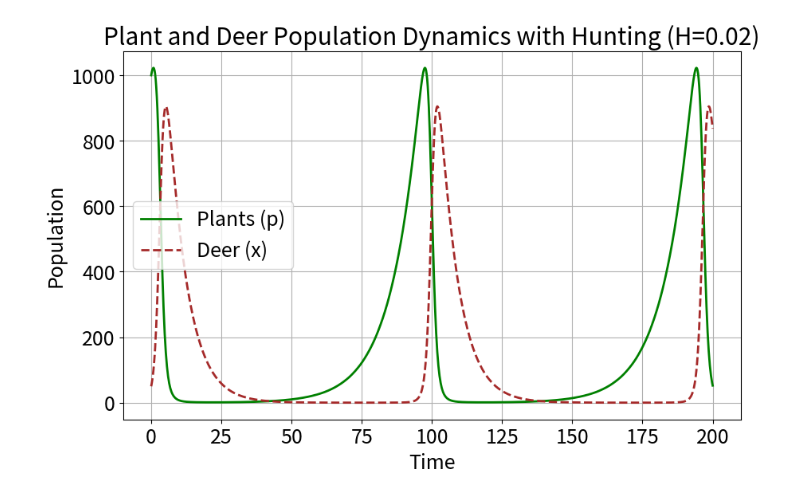
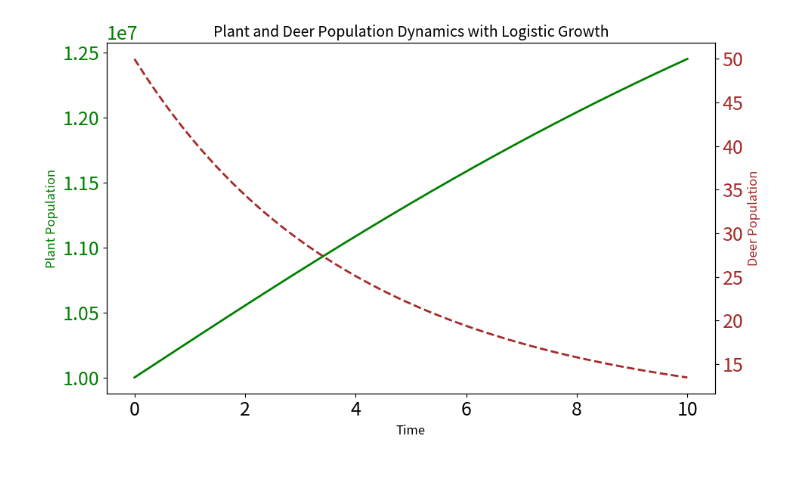
Before and after one commit to junya737/plant-deer-model, a Jupyter notebook: main.ipynb, the cells around one changed output. Drawn from its saved outputs; the diff is of its cells as text; code cells hidden in the pictures.

Commit message:
Change parameters

```diff
--- a/main.ipynb
+++ b/main.ipynb
@@ -5,44 +5,56 @@ import scipy.integrate as spi
 plt.rcParams['font.family'] = 'Noto Sans CJK JP'
 plt.rcParams["font.size"] = 18
 # %%
-# パラメータの設定（狩猟効果 H を追加）
+import numpy as np
+import matplotlib.pyplot as plt
+from scipy.integrate import odeint
+
+# 初期条件
+p0 = 1e7  # 植物の初期個体数
+x0 = 50   # シカの初期個体数
+initial_state = [p0, x0]
+
+# パラメータの設定
+T = 10
 r = 0.1      # 植物の成長率
-K = 1e8     # 植物の収容力
-alpha = 0.001 # シカの摂食率
-beta = 0.001   # シカの成長効率
-gamma = 0.05 # シカの自然死亡率
-H = 0.1     # 狩猟率（ここを変えて効果を調整可能）
+K = p0 * 1.5      # 環境の植物収容力
+alpha = 1095 / p0  # シカの摂食率
+beta = alpha * 0.0005 # シカの成長効率
+gamma = 1/4   # シカの自然死亡率
+H = 0.5       # 狩猟率
 
-# 微分方程式の定義
-def ecosystem_with_hunting(state, t):
+# 微分方程式の定義（ロジスティック項を追加）
+def ecosystem_with_logistic_growth(state, t):
     p, x = state  # p:植物の個体数, x:シカの個体数
-    dpdt = r * p * (1 - p / K) - alpha * p * x
+    dpdt = r * p * (1 - p / K) - alpha * p * x  # ロジスティック成長
     dxdt = beta * p * x - gamma * x - H * x
     return [dpdt, dxdt]
 
-# 初期条件
-p0 = 1000  # 植物の初期個体数
-x0 = 50   # シカの初期個体数
-initial_state = [p0, x0]
-
 # 時間範囲の設定
-t = np.linspace(0, 200, 1000)  # 0から200までの時間範囲（細かく分割）
+t = np.linspace(0, T, 1000)
 
 # 微分方程式の数値解法
+solution_with_logistic = odeint(ecosystem_with_logistic_growth, initial_state, t)
+p_logistic, x_logistic = solution_with_logistic.T  # 結果を植物とシカに分ける
 
+# 双軸グラフの描画
+fig, ax1 = plt.subplots(figsize=(10, 6))
 
-solution_with_hunting = spi.odeint(ecosystem_with_hunting, initial_state, t)
-p_with_hunting, x_with_hunting = solution_with_hunting.T  # 結果を植物とシカに分ける
+# 左軸（植物の個体数）
+ax1.plot(t, p_logistic, label="Plants (p)", color='green', linewidth=2)
+ax1.set_xlabel("Time", fontsize=12)
+ax1.set_ylabel("Plant Population", fontsize=12, color='green')
+ax1.tick_params(axis='y', labelcolor='green')
 
-# グラフの描画
-plt.figure(figsize=(10, 6))
-plt.plot(t, p_with_hunting, label="Plants (p)", linestyle='-', linewidth=2, color='green')
-plt.plot(t, x_with_hunting, label="Deer (x)", linestyle='--', linewidth=2, color='brown')
-plt.title("Plant and Deer Population Dynamics with Hunting (H=0.02)")
-plt.xlabel("Time")
-plt.ylabel("Population")
-plt.legend()
-plt.grid()
+# 右軸（シカの個体数）
+ax2 = ax1.twinx()
+ax2.plot(t, x_logistic, label="Deer (x)", color='brown', linestyle='--', linewidth=2)
+ax2.set_ylabel("Deer Population", fontsize=12, color='brown')
+ax2.tick_params(axis='y', labelcolor='brown')
+
+# タイトルと凡例
+plt.title("Plant and Deer Population Dynamics with Logistic Growth", fontsize=14)
+fig.tight_layout()
 plt.show()
 # %% [output]
-[figure, old version]
+[figure, new version]
```
